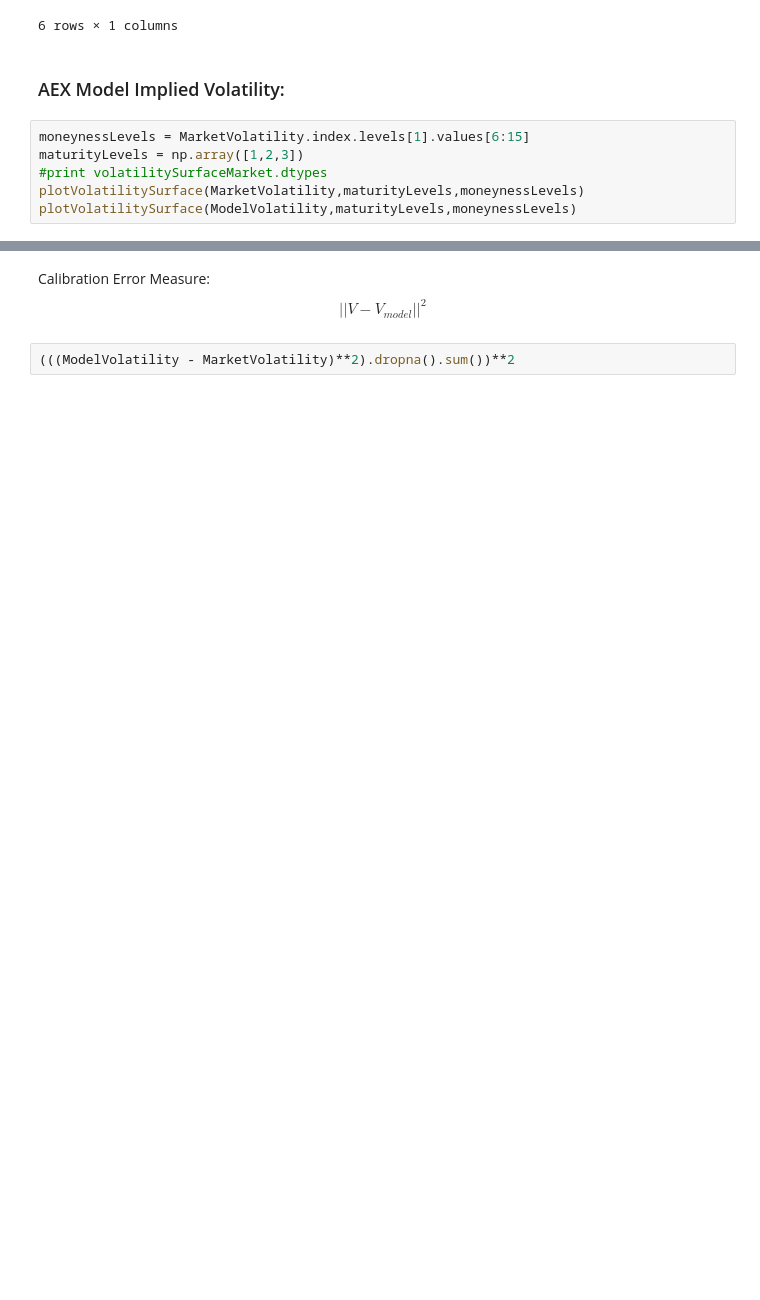
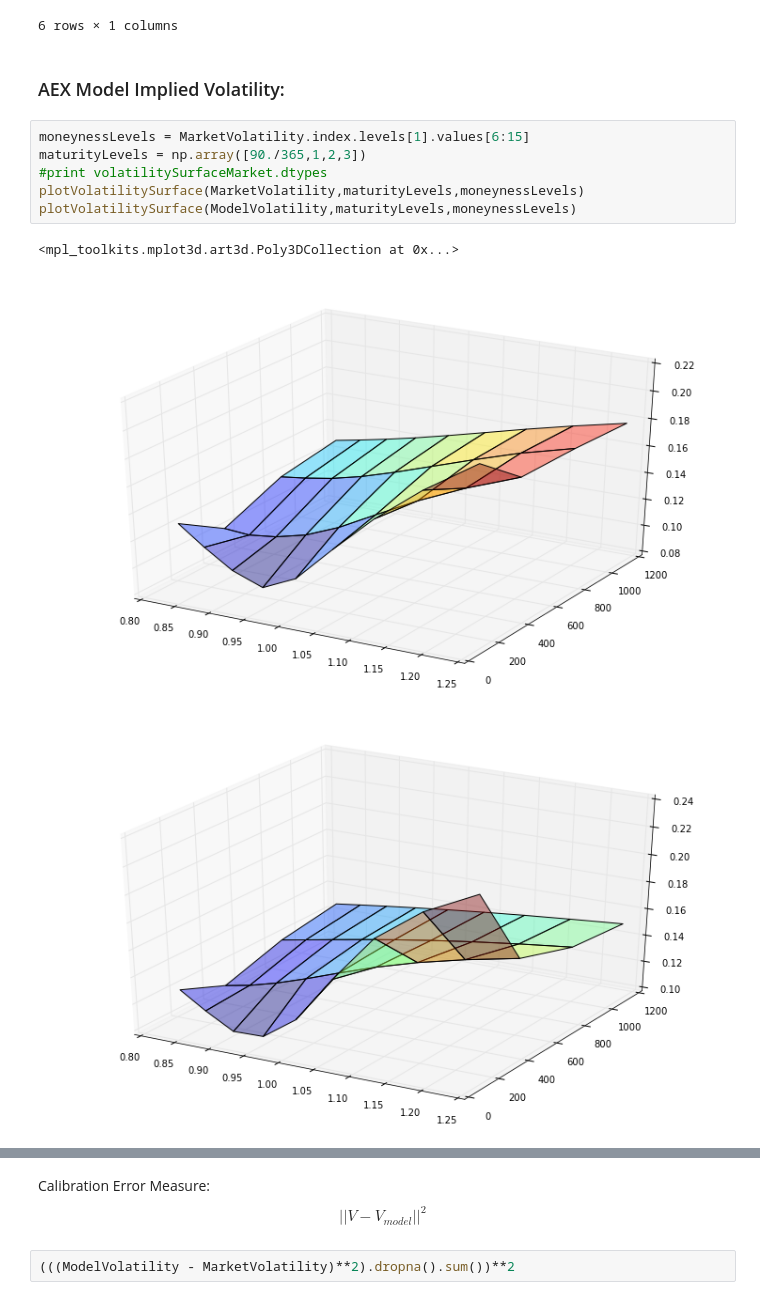
Before and after one commit to ZaighumRajput/IPython, a Jupyter notebook: Finance/comparingVolatilitySurfaces.ipynb, the cells around one changed output, grey strips where cells are left out. Drawn from its saved outputs; the diff is of its cells as text; blank space fills up the shorter version.

Commit message:
coloured graph

```diff
--- a/Finance/comparingVolatilitySurfaces.ipynb
+++ b/Finance/comparingVolatilitySurfaces.ipynb
@@ -45,9 +45,13 @@ modelParameters
 ### AEX Model Implied Volatility:
 # %%
 moneynessLevels = MarketVolatility.index.levels[1].values[6:15]
-maturityLevels = np.array([1,2,3])
+maturityLevels = np.array([90./365,1,2,3])
 #print volatilitySurfaceMarket.dtypes
 plotVolatilitySurface(MarketVolatility,maturityLevels,moneynessLevels)
 plotVolatilitySurface(ModelVolatility,maturityLevels,moneynessLevels)
+# %% [output]
+<mpl_toolkits.mplot3d.art3d.Poly3DCollection at 0x...>
+[figure, added]
+[figure, added]
 # %%
 f = plt.figure(figsize=(5, 4))
```
Also changed, not shown: parts of 12 cells of this notebook.
